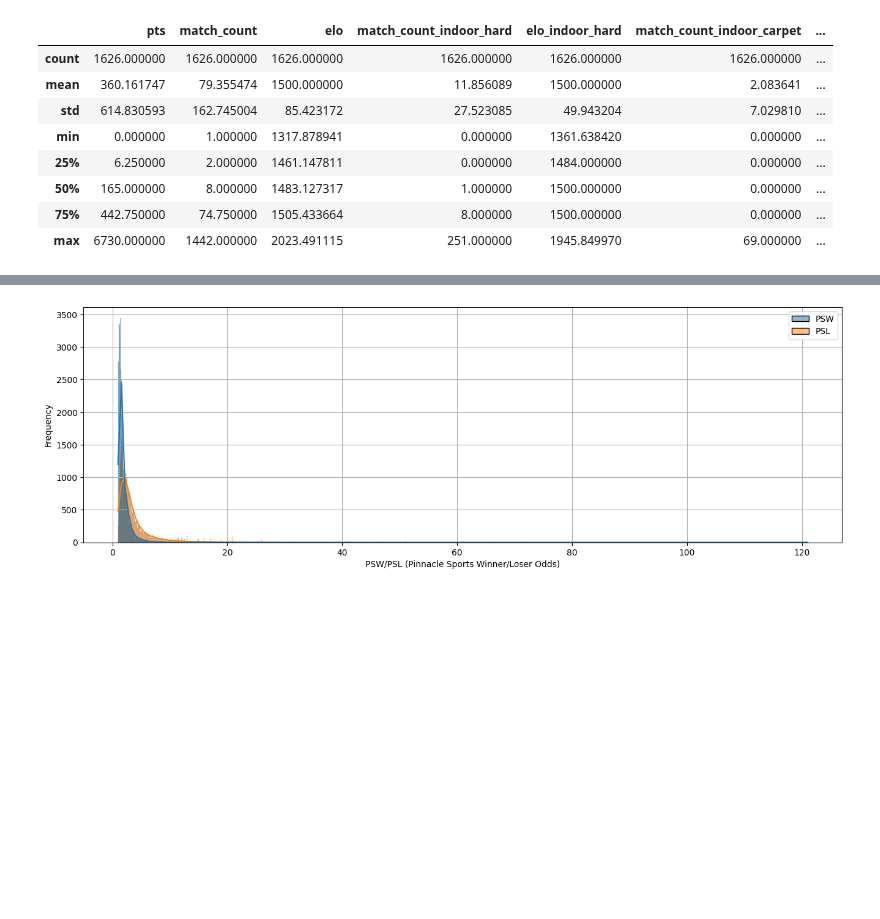
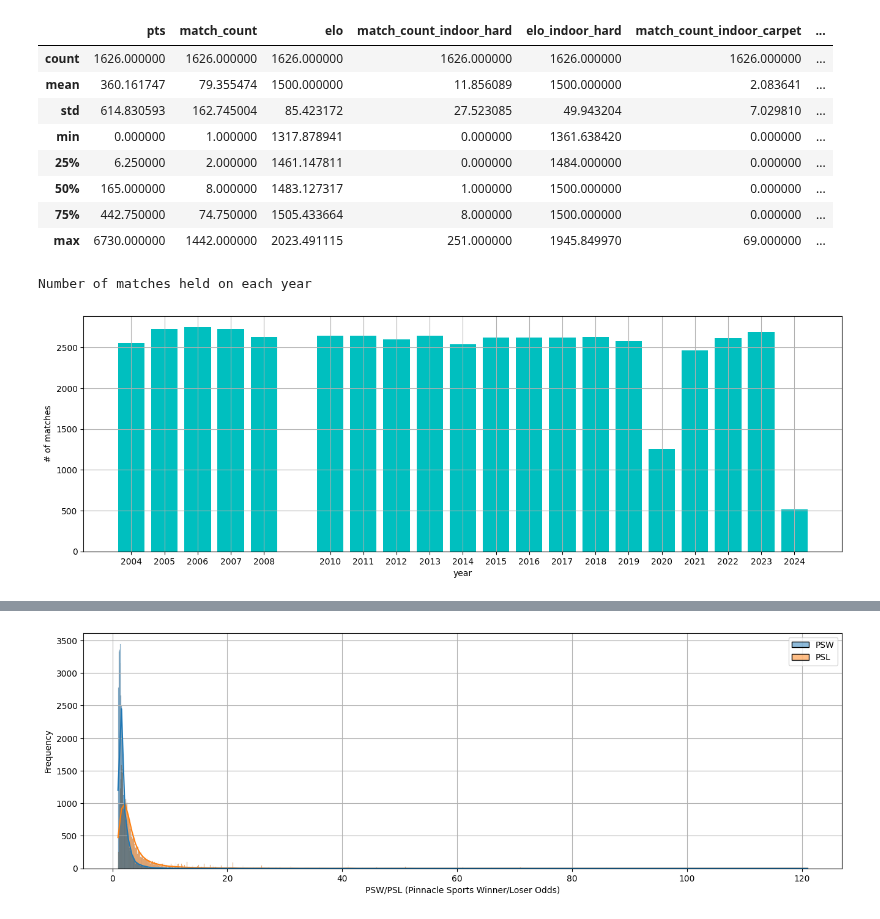
Before and after one commit to sprogl/sporting-bet-prediction, a Jupyter notebook: eda.ipynb, the cells around one changed output, grey strips where cells are left out. Drawn from its saved outputs; the diff is of its cells as text; code cells hidden in the pictures; blank space fills up the shorter version.

```diff
--- a/eda.ipynb
+++ b/eda.ipynb
@@ -73,3 +73,29 @@ elo_rates.describe()
 | 50% | 165.000000 | 8.000000 | 1483.127317 | 1.000000 | 1500.000000 | 0.000000 | ... |
 | 75% | 442.750000 | 74.750000 | 1505.433664 | 8.000000 | 1500.000000 | 0.000000 | ... |
 | max | 6730.000000 | 1442.000000 | 2023.491115 | 251.000000 | 1945.849970 | 69.000000 | ... |
+# %%
+import matplotlib.pyplot as plt
+import seaborn as sns
+
+s_data = df_atp_reduced["Date"].dt.year.value_counts()
+
+print("Number of matches held on each year")
+
+# Create a histogram of Pinnacle Sports' bets on the the winner
+plt.figure(figsize=(16, 5))
+plt.grid()
+plt.bar(x=s_data.index, height=s_data.values, color="c")
+
+# Add labels and title
+plt.xlabel("year")
+plt.ylabel("# of matches")
+plt.xticks(s_data.index)
+
+# Save the plot
+plt.savefig("report/final/pictures/match-count-year-dist.pdf")
+
+# Show the plot
+plt.show()
+# %% [output]
+Number of matches held on each year
+[figure, added]
```
Also changed, not shown: parts of 3 cells of this notebook, 6 other files.
